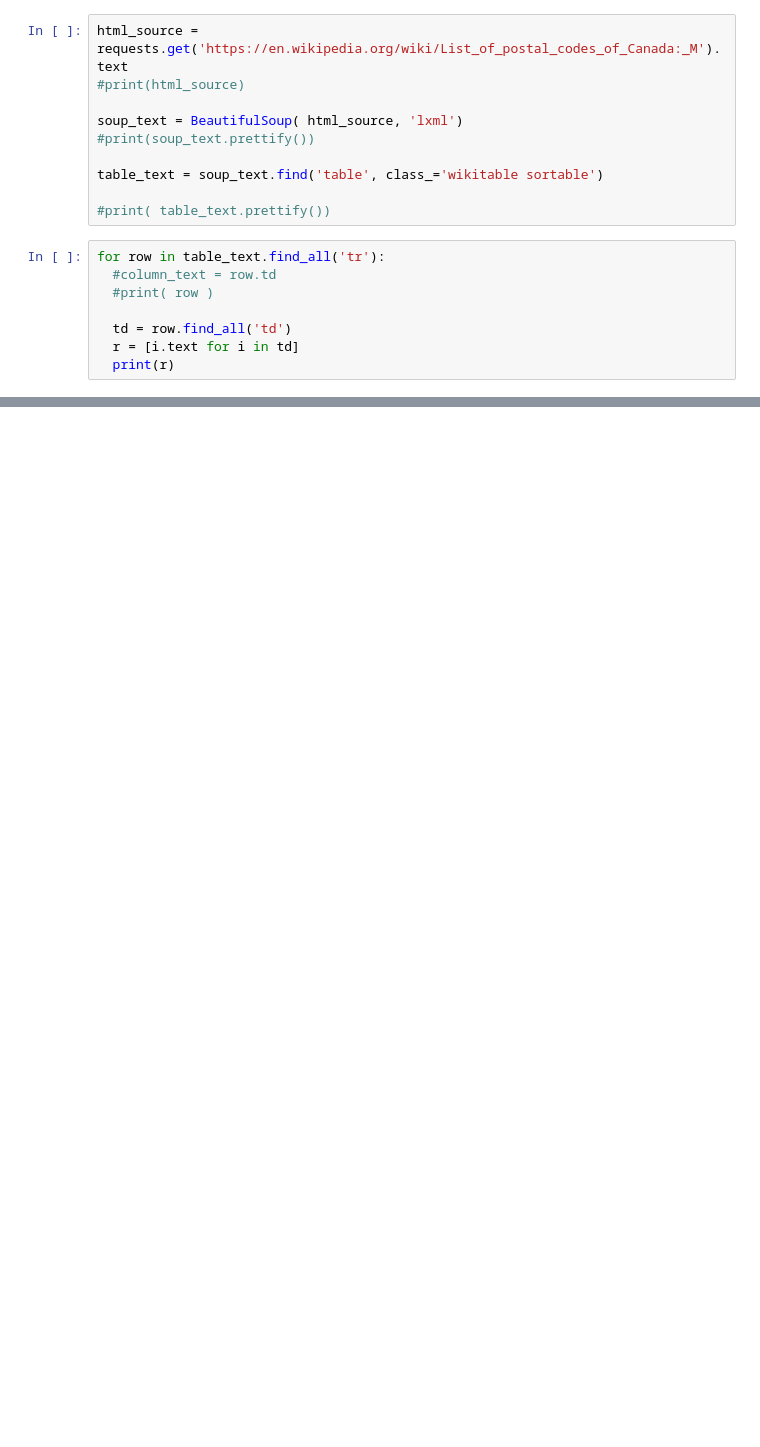
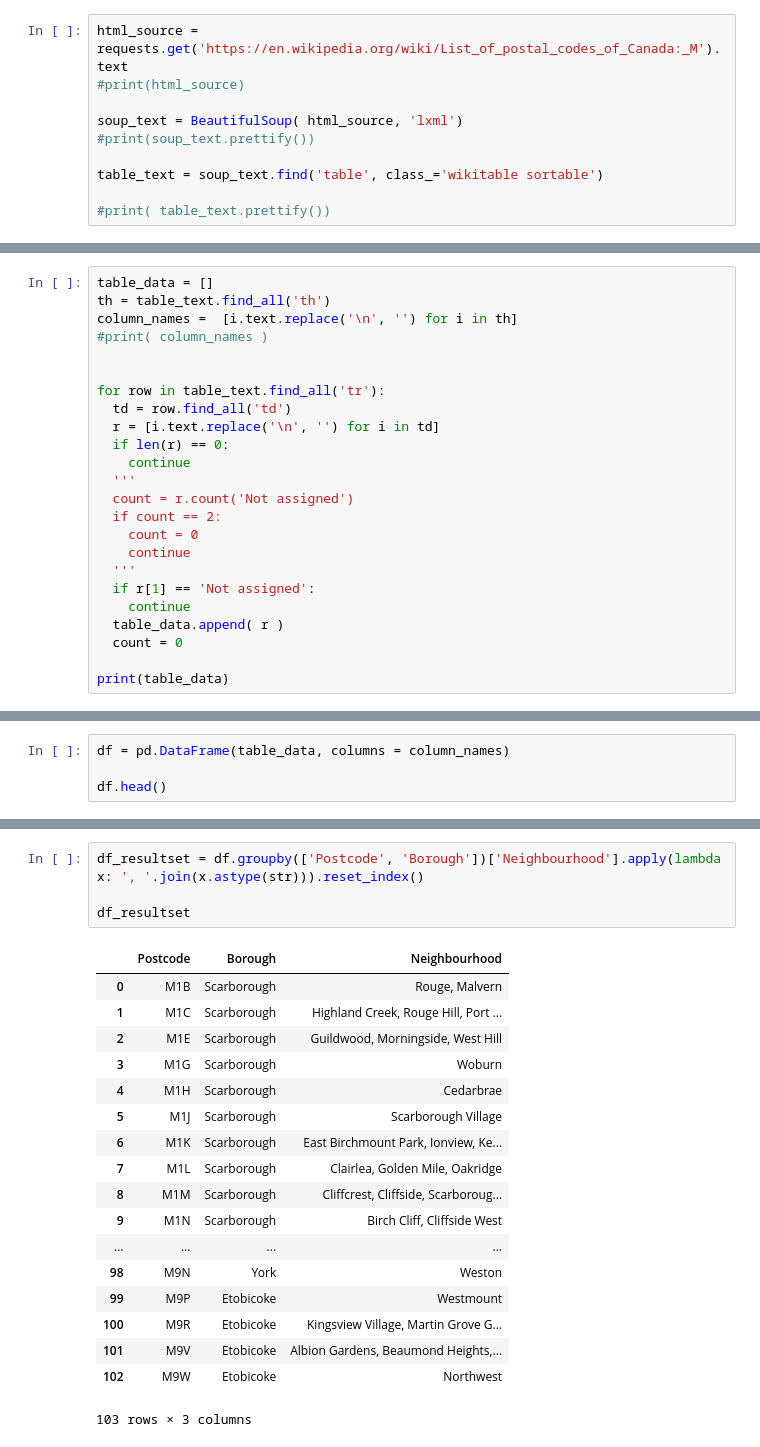
Before and after one commit to AndrewZou/Coursera_Capstone, a Jupyter notebook: Segmenting_Clustering_Neighbohood_Toronto.ipynb, the cells around one changed output, grey strips where cells are left out. Saved outputs shown, nothing was run; the diff lists cells and outputs as text; blank space fills up the shorter version.

```diff
--- a/Segmenting_Clustering_Neighbohood_Toronto.ipynb
+++ b/Segmenting_Clustering_Neighbohood_Toronto.ipynb
@@ -95,11 +72,3 @@ soup_text = BeautifulSoup( html_source, 'lxml')
 table_text = soup_text.find('table', class_='wikitable sortable')
 
 #print( table_text.prettify())
-# %%
-for row in table_text.find_all('tr'):
-  #column_text = row.td
-  #print( row )
-
-  td = row.find_all('td')
-  r = [i.text for i in td]
-  print(r)
@@ -123,0 +80,24 @@ for row in table_text.find_all('tr'):
+# %%
+table_data = []
+th = table_text.find_all('th')
+column_names =  [i.text.replace('\n', '') for i in th]
+#print( column_names )
+
+
+for row in table_text.find_all('tr'):
+  td = row.find_all('td')
+  r = [i.text.replace('\n', '') for i in td]
+  if len(r) == 0:
+    continue
+  '''
+  count = r.count('Not assigned')
+  if count == 2:
+    count = 0
+    continue
+  '''
+  if r[1] == 'Not assigned':
+    continue
+  table_data.append( r )
+  count = 0
+
+print(table_data)
@@ -123,0 +108,4 @@ for row in table_text.find_all('tr'):
+# %%
+df = pd.DataFrame(table_data, columns = column_names)
+
+df.head()
@@ -123,0 +135,23 @@ for row in table_text.find_all('tr'):
+# %%
+df_resultset = df.groupby(['Postcode', 'Borough'])['Neighbourhood'].apply(lambda x: ', '.join(x.astype(str))).reset_index()
+
+df_resultset
+# %% [output]
+|  | Postcode | Borough | Neighbourhood |
+| 0 | M1B | Scarborough | Rouge, Malvern |
+| 1 | M1C | Scarborough | Highland Creek, Rouge Hill, Port ... |
+| 2 | M1E | Scarborough | Guildwood, Morningside, West Hill |
+| 3 | M1G | Scarborough | Woburn |
+| 4 | M1H | Scarborough | Cedarbrae |
+| 5 | M1J | Scarborough | Scarborough Village |
+| 6 | M1K | Scarborough | East Birchmount Park, Ionview, Ke... |
+| 7 | M1L | Scarborough | Clairlea, Golden Mile, Oakridge |
+| 8 | M1M | Scarborough | Cliffcrest, Cliffside, Scarboroug... |
+| 9 | M1N | Scarborough | Birch Cliff, Cliffside West |
+| ... | ... | ... | ... |
+| 98 | M9N | York | Weston |
+| 99 | M9P | Etobicoke | Westmount |
+| 100 | M9R | Etobicoke | Kingsview Village, Martin Grove G... |
+| 101 | M9V | Etobicoke | Albion Gardens, Beaumond Heights,... |
+| 102 | M9W | Etobicoke | Northwest |
+103 rows × 3 columns
```
Also changed, not shown: parts of 18 cells of this notebook.
